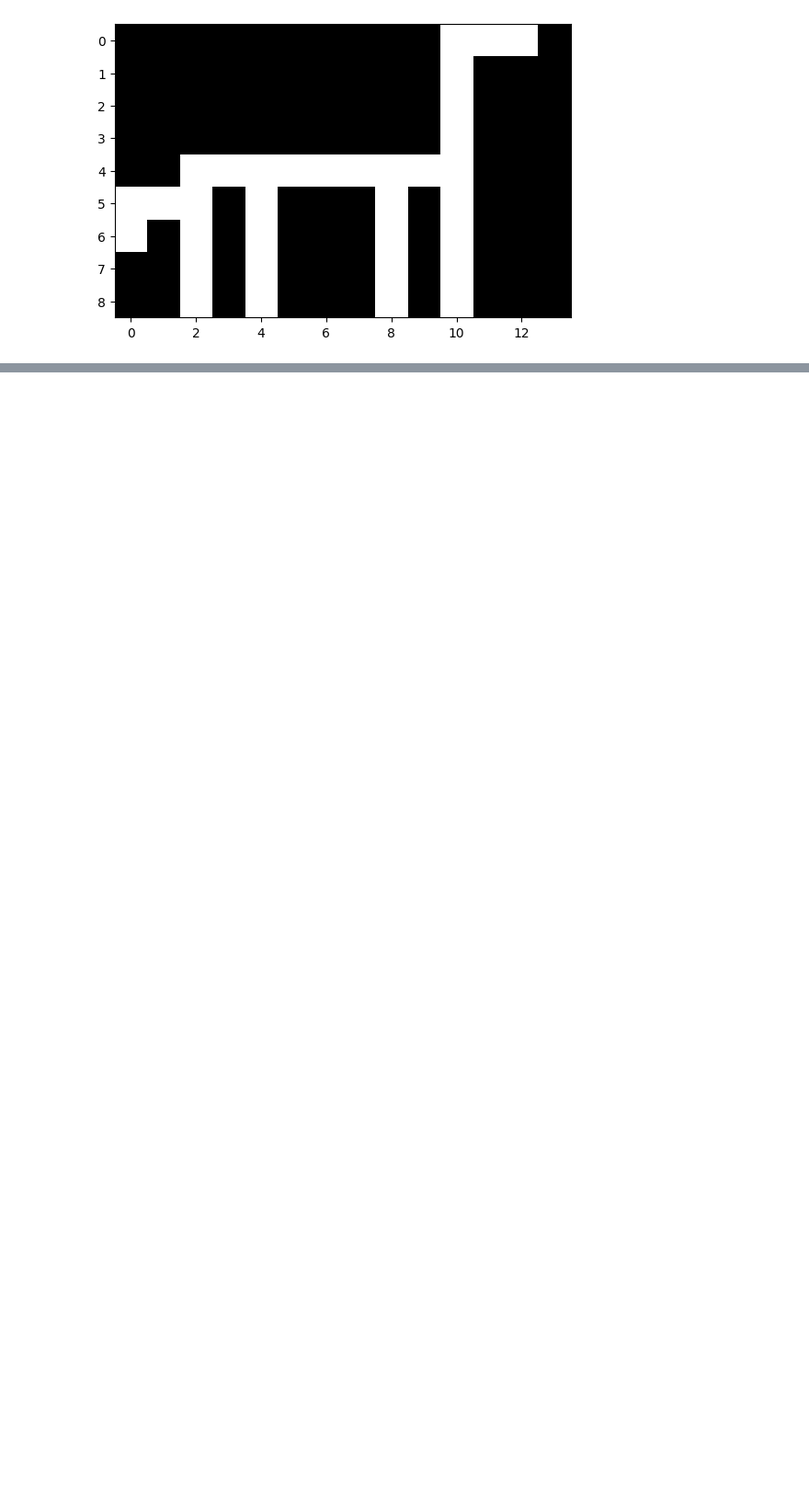
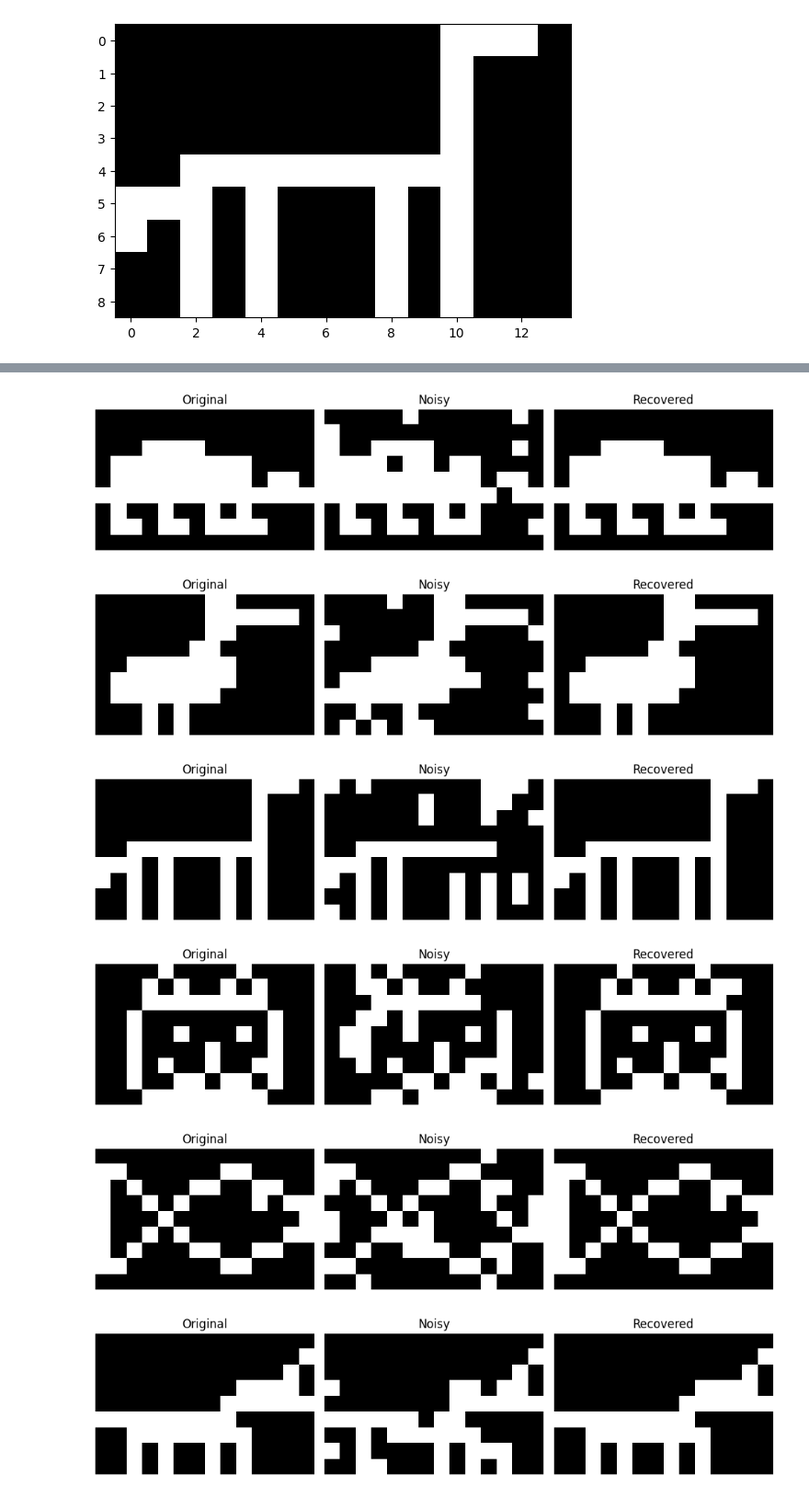
Before and after one commit to kicper231/hopfield-net, a Jupyter notebook: main.ipynb, the cells around one changed output, grey strips where cells are left out. Shown: that part at 92% size. Cells and saved outputs as stored; diff of their text form; code cells hidden in the pictures; blank space fills up the shorter version.

Commit message:
feat: add experiments and oji rule

```diff
--- a/main.ipynb
+++ b/main.ipynb
@@ -189,7 +230,6 @@ plot_triplet(recovered_single, recovered, recovered_async, height, width, "Sigle
 # %%
-
 for vec in vecs:
     noisy = basic_noise(vec, nums_neurons, 0.1)
-    recovered = run(noisy)
+    recovered, _ = net_hopfield.run_sync(noisy)
     plot_triplet(vec, noisy, recovered, height, width)
 # %% [output]
@@ -201,0 +266,13 @@ for vec in vecs:
+# %%
+# have better capacity than hebb rule
+for vec in vecs:
+    noisy = basic_noise(vec, nums_neurons, 0.1)
+    recovered, _ = net_oja.run_sync(noisy)
+    plot_triplet(vec, noisy, recovered, height, width)
+# %% [output]
+[figure, added]
+[figure, added]
+[figure, added]
+[figure, added]
+[figure, added]
+[figure, added]
```
Also changed, not shown: parts of 24 cells of this notebook.
